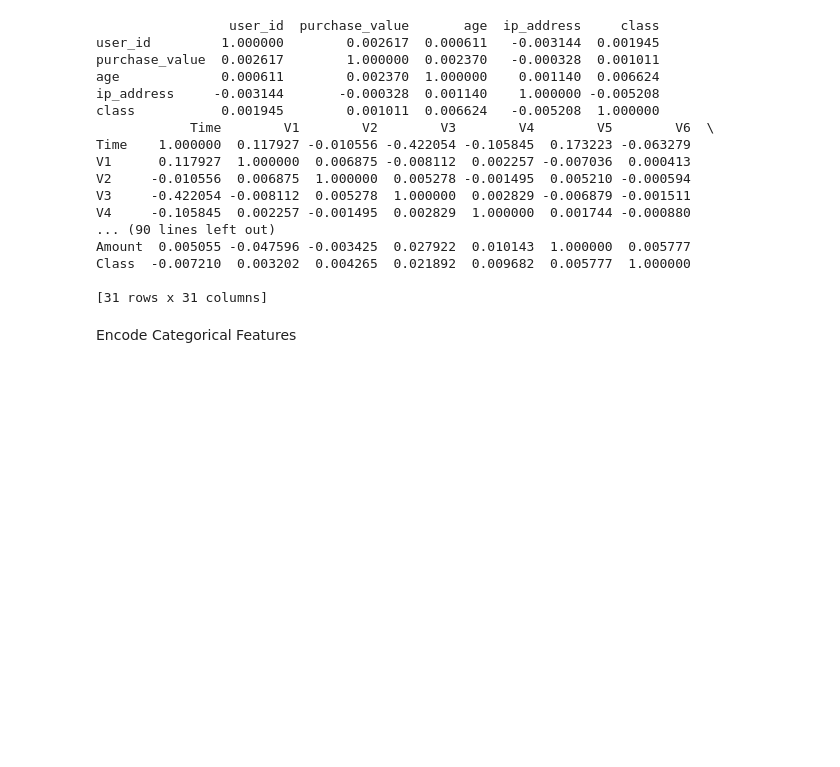
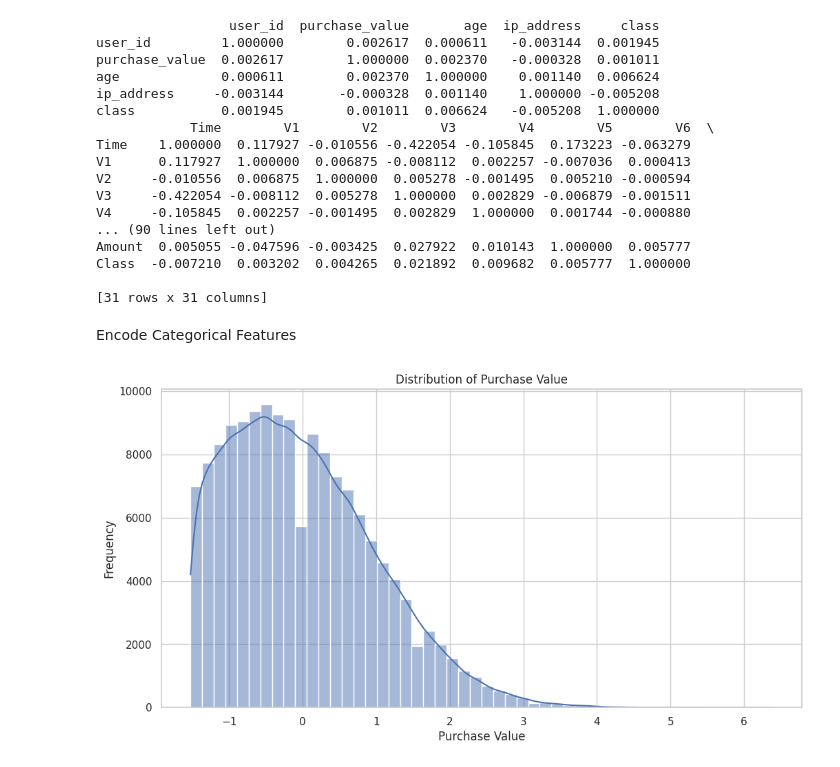
Before and after one commit to duresaguye/AI-Fraud-Detection, a Jupyter notebook: notebooks/Data_Preprocessing.ipynb, the cells around one changed output. Cells and saved outputs as stored; diff of their text form; code cells hidden in the pictures; blank space fills up the shorter version.

```diff
--- a/notebooks/Data_Preprocessing.ipynb
+++ b/notebooks/Data_Preprocessing.ipynb
@@ -114,3 +116,16 @@ fraud_data['sex'] = label_encoder.fit_transform(fraud_data['sex'])
 # %%
 fraud_data.to_csv('../data/Preprocessed_Fraud_Data.csv', index=False)
 creditcard_data.to_csv('../data/Preprocessed_Creditcard_Data.csv', index=False)
+# %%
+# Set up the visualizations
+sns.set(style="whitegrid")
+
+# Visualize the distribution of numerical features
+plt.figure(figsize=(12, 6))
+sns.histplot(fraud_data['purchase_value'], bins=50, kde=True)
+plt.title('Distribution of Purchase Value')
+plt.xlabel('Purchase Value')
+plt.ylabel('Frequency')
+plt.show()
+# %% [output]
+[figure, added]
```
Also changed, not shown: parts of 7 cells of this notebook, 1 other file.
